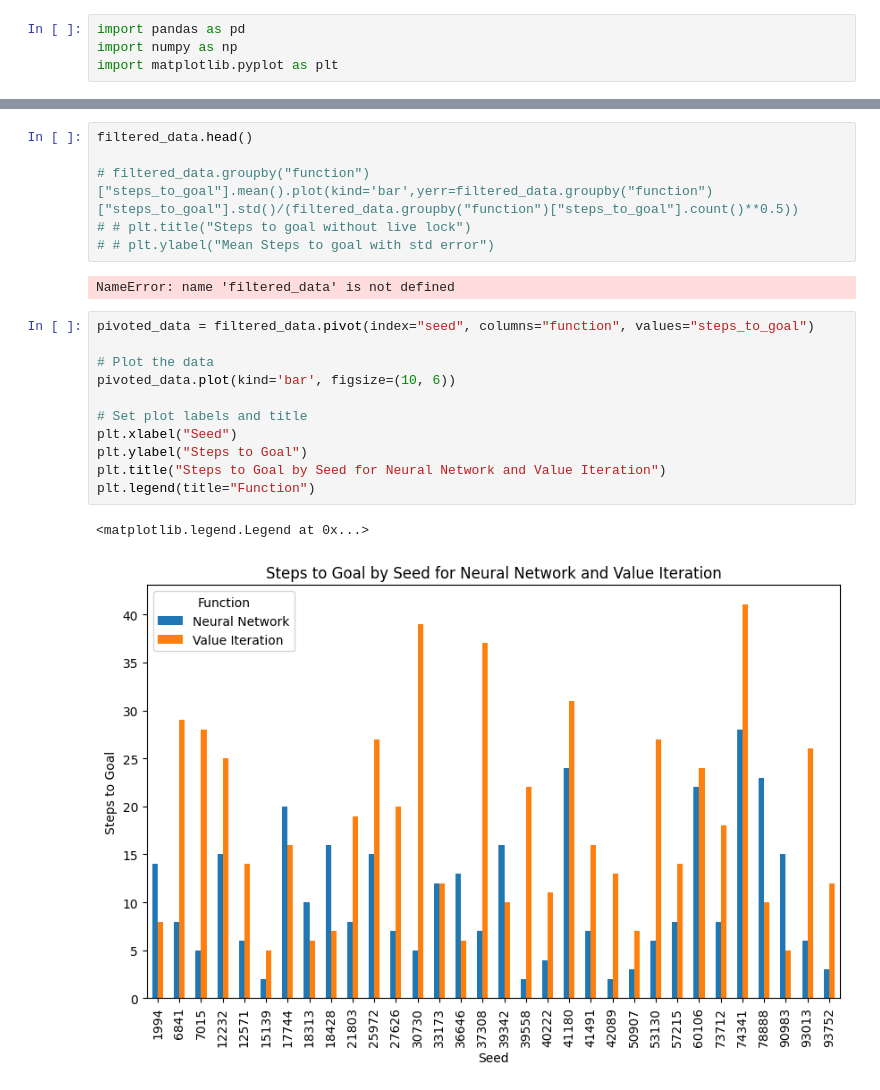
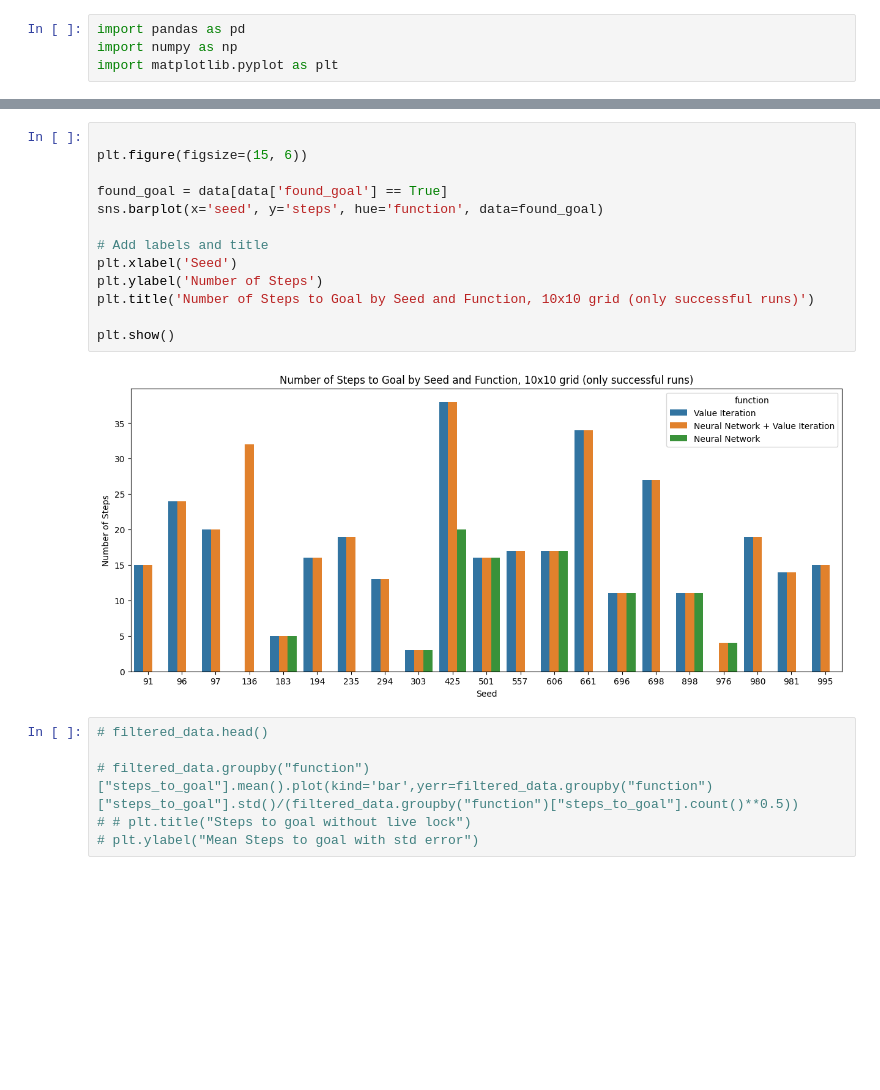
Before and after one commit to nkepling/navigation, a Jupyter notebook: make_plots.ipynb, the cells around one changed output, grey strips where cells are left out. Saved outputs shown, nothing was run; the diff lists cells and outputs as text; blank space fills up the shorter version.

```diff
--- a/make_plots.ipynb
+++ b/make_plots.ipynb
@@ -23,22 +41,21 @@ nn_found_goal_seeds = data[(data["function"] == "Neural Network") & (data["found
+# %%
+
+plt.figure(figsize=(15, 6))
+
+found_goal = data[data['found_goal'] == True]
+sns.barplot(x='seed', y='steps', hue='function', data=found_goal)
+
+# Add labels and title
+plt.xlabel('Seed')
+plt.ylabel('Number of Steps')
+plt.title('Number of Steps to Goal by Seed and Function, 10x10 grid (only successful runs)')
+
+plt.show()
+# %% [output]
+[figure, added]
 # %%
-filtered_data.head()
+# filtered_data.head()
 
 # filtered_data.groupby("function")["steps_to_goal"].mean().plot(kind='bar',yerr=filtered_data.groupby("function")["steps_to_goal"].std()/(filtered_data.groupby("function")["steps_to_goal"].count()**0.5))
 # # plt.title("Steps to goal without live lock")
-# # plt.ylabel("Mean Steps to goal with std error")
+# plt.ylabel("Mean Steps to goal with std error")
-# %% [output]
-NameError: name 'filtered_data' is not defined
-# %%
-pivoted_data = filtered_data.pivot(index="seed", columns="function", values="steps_to_goal")
-
-# Plot the data
-pivoted_data.plot(kind='bar', figsize=(10, 6))
-
-# Set plot labels and title
-plt.xlabel("Seed")
-plt.ylabel("Steps to Goal")
-plt.title("Steps to Goal by Seed for Neural Network and Value Iteration")
-plt.legend(title="Function")
-# %% [output]
-<matplotlib.legend.Legend at 0x...>
-[figure, removed]
```
Also changed, not shown: parts of 6 cells of this notebook, 5 other files.
